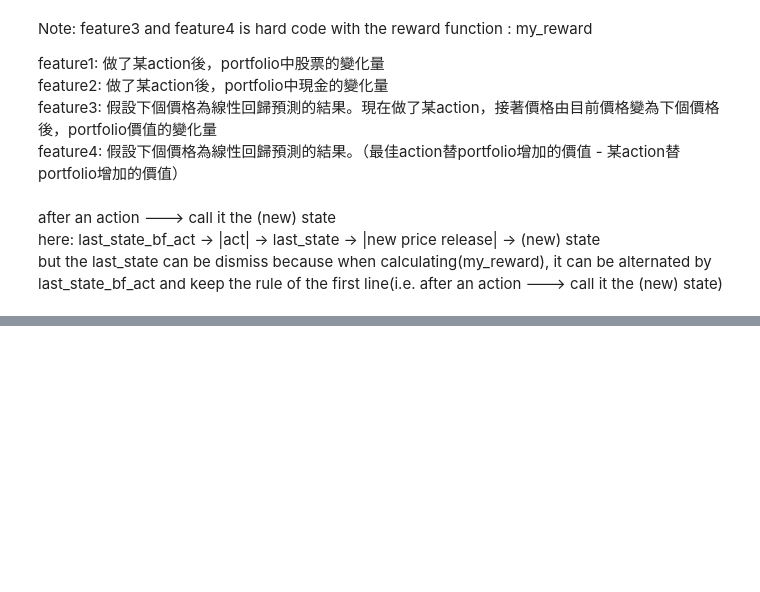
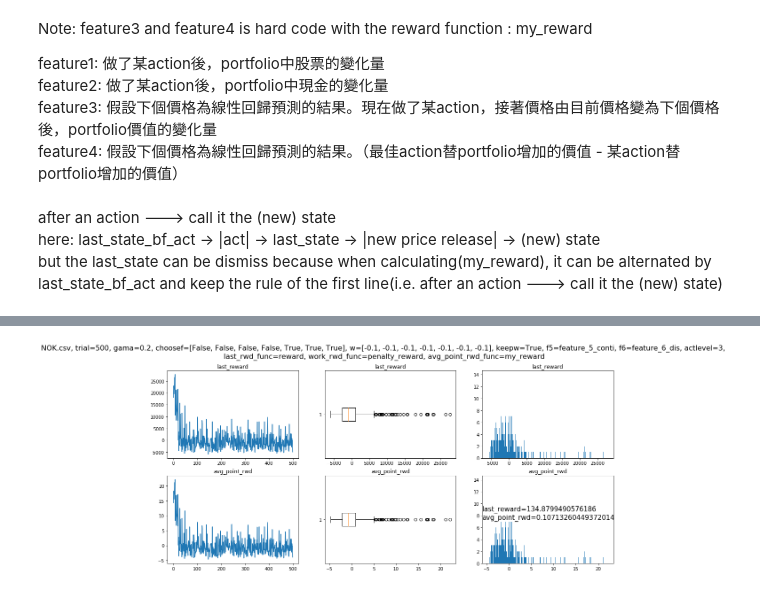
Before and after one commit to da65536/stock-q-learning, a Jupyter notebook: main.ipynb, the cells around one changed output, grey strips where cells are left out. Cells and saved outputs as stored; diff of their text form; code cells hidden in the pictures; blank space fills up the shorter version.

```diff
--- a/main.ipynb
+++ b/main.ipynb
@@ -353,10 +379,10 @@ feature2: 做了某action後，portfolio中現金的變化量
 feature3: 假設下個價格為線性回歸預測的結果。現在做了某action，接著價格由目前價格變為下個價格後，portfolio價值的變化量
 feature4: 假設下個價格為線性回歸預測的結果。（最佳action替portfolio增加的價值 - 某action替portfolio增加的價值）
 # %%
-#of candidate feature : 6
+#of candidate feature : 7
 feature_5 = feature_5_conti
-feature_6 = feature_6_update
-choose_feature = [False, False, False, False, True, True]
+feature_6 = feature_6_dis
+choose_feature = [False, False, False, False, True, True, True]
 # %%
 from random import randint
 
@@ -539,9 +567,9 @@ last_state_bf_act = {'NumStock': 0, 'StockPrice': qclose[0], 'HandCash': init_in
 
 last_act = action_level
 
-init_w = [-0.1, -0.1, -0.1, -0.1, -0.1, -0.1]
+init_w = [-0.1, -0.1, -0.1, -0.1, -0.1, -0.1, -0.1]
 w = init_w.copy()
-tmp_w = [0, 0, 0, 0, 0, 0]
+tmp_w = [0, 0, 0, 0, 0, 0, 0]
 ita = 0.2
 epsilon = 0.2
 gama = 0.2
@@ -550,8 +578,10 @@ f3_x_num = 5
 
 f6_x_num = 13
 
+f7_x_num = 5
+
 ratio_num_local = 5
-trial_range = 100
+trial_range = 500
 sqld = StockQLData(action_level, len(qclose), ratio_num_local, trial_range)
 
 for trial in range(0, trial_range):
@@ -586,6 +616,9 @@ for trial in range(0, trial_range):
         last_f6_list = qclose[point-f6_x_num:point]
         curr_f6_list = qclose[point-f6_x_num+1:point+1]
 
+        last_f7_list = qclose[point-f7_x_num:point]
+        curr_f7_list = qclose[point-f7_x_num+1:point+1]
+
         # prepare for the arguments passed later
         last_1_k = qkdjk[point-1]
         last_1_d = qkdjd[point-1]
@@ -596,10 +629,10 @@ for trial in range(0, trial_range):
 
         # used in the w updating below
         last_Q_pred = Q_value(last_1_k, last_1_d, last_2_k, last_2_d,
-                              last_f3_list, last_f6_list,
+                              last_f3_list, last_f6_list, last_f7_list,
                               last_state_bf_act, last_act, w, action_level)
         target = (work_rwd_func(state, last_state) + gama*V_value(last_1_k, last_1_d, last_2_k, last_2_d,
-                                                                  curr_f3_list,
+                                                                  curr_f3_list, curr_f6_list, curr_f7_list,
                                                                   state, w, action_level)[0])
 
         if(choose_feature[0]):
@@ -619,7 +652,10 @@ for trial in range(0, trial_range):
                               feature_5(now_k, now_d, last_1_k, last_1_d, last_act, action_level)
         if(choose_feature[5]):
             tmp_w[5] = w[5] - ita * (last_Q_pred - target) * \
-                        feature_6(last_f6_list, last_act, action_level)
+                              feature_6(last_f6_list, last_act, action_level)
+        if(choose_feature[6]):
+            tmp_w[6] = w[6] - ita * (last_Q_pred - target) * \
+                              feature_7(last_f7_list, last_state_bf_act, last_act, action_level)
 
         for i in range(0, len(w)):
             w[i] = tmp_w[i]
@@ -633,7 +669,7 @@ for trial in range(0, trial_range):
             last_act = randint(0, 2*action_level)
         else:
             last_act = (V_value(last_1_k, last_1_d, last_2_k, last_2_d,
-                                curr_f3_list, curr_f6_list,
+                                curr_f3_list, curr_f6_list, curr_f7_list,
                                 state, w, action_level))[1]
 
         last_state = next_state(state, last_act, action_level)
@@ -663,36 +699,42 @@ axarr[1, 1].boxplot(sqld.avg_point_rwd, vert = 0)
 axarr[1, 1].set_title('avg_point_rwd')
 axarr[1, 2].hist(sqld.avg_point_rwd, bins = math.ceil(trial_range/hist_avg_num_per_bin))
 axarr[1, 2].set_title('avg_point_rwd')
 axarr[1, 2].text(0, 0.5, "last_reward={0}\navg_point_rwd={1}".format(sum(sqld.last_reward) / float(len(sqld.last_reward)), sum(sqld.avg_point_rwd) / float(len(sqld.avg_point_rwd))),
                  fontsize=15, transform=axarr[1,2].transAxes)
 
-plot_title = ("{0}, trial={1}, gama={2}, choosef={3}, w={4}, keepw={5}, actlevel={6},\n " + \
-            "last_rwd_func={7}, work_rwd_func={8}, avg_point_rwd_func={9}").format(resource_data,
+plot_title = ("{0}, trial={1}, gama={2}, choosef={3}, w={4}, keepw={5}, f5={6}, f6={7}, actlevel={8},\n " + \
+            "last_rwd_func={9}, work_rwd_func={10}, avg_point_rwd_func={11}").format(resource_data,
                                                                                   trial_range,
                                                                                   gama,
                                                                                   choose_feature,
                                                                                   init_w,
                                                                                   keep_w,
+                                                                                  feature_5.__name__,
+                                                                                  feature_6.__name__,
                                                                                   action_level,
                                                                                   last_rwd_func.__name__,
                                                                                   work_rwd_func.__name__,
                                                                                   avg_point_rwd_func.__name__)
 plt.suptitle(plot_title, fontsize=16)
 
 #plot_name = "./plots/{0}, trial={1}, gama={2}, choosef={3}, w={4}, actlevel={5}.png".format(resource_data, trial_range, gama, choose_feature, init_w, action_level)
-plot_name = ("./plots/{0}, tri={1}, ga={2}, {3}{4}, actle={5}, " + \
-            "({6}, {7}, {8}).png").format(resource_data,
+plot_name = ("./plots/with_indicators/{0}, tri={1}, ga={2}, {3}{4}, " + \
+            "f5={5}, f6={6}, actle={7}, ({8}, {9}, {10}).png").format(resource_data,
                                                                                   trial_range,
                                                                                   gama,
                                                                                   choose_feature,
                                                                                   keep_w,
+                                                                                  feature_5.__name__,
+                                                                                  feature_6.__name__,
                                                                                   action_level,
                                                                                   last_rwd_func.__name__,
                                                                                   work_rwd_func.__name__,
                                                                                   avg_point_rwd_func.__name__)
 plt.savefig(plot_name, dpi=None, facecolor='w', edgecolor='w',
         orientation='portrait', papertype=None, format=None,
         transparent=False, bbox_inches=None, pad_inches=0.1,
         frameon=None)
+# %% [output]
+[figure, added]
 # %%
 rough_plot(sqld.last_reward, 2)
```
Also changed, not shown: parts of 11 cells of this notebook, 36 other files.
